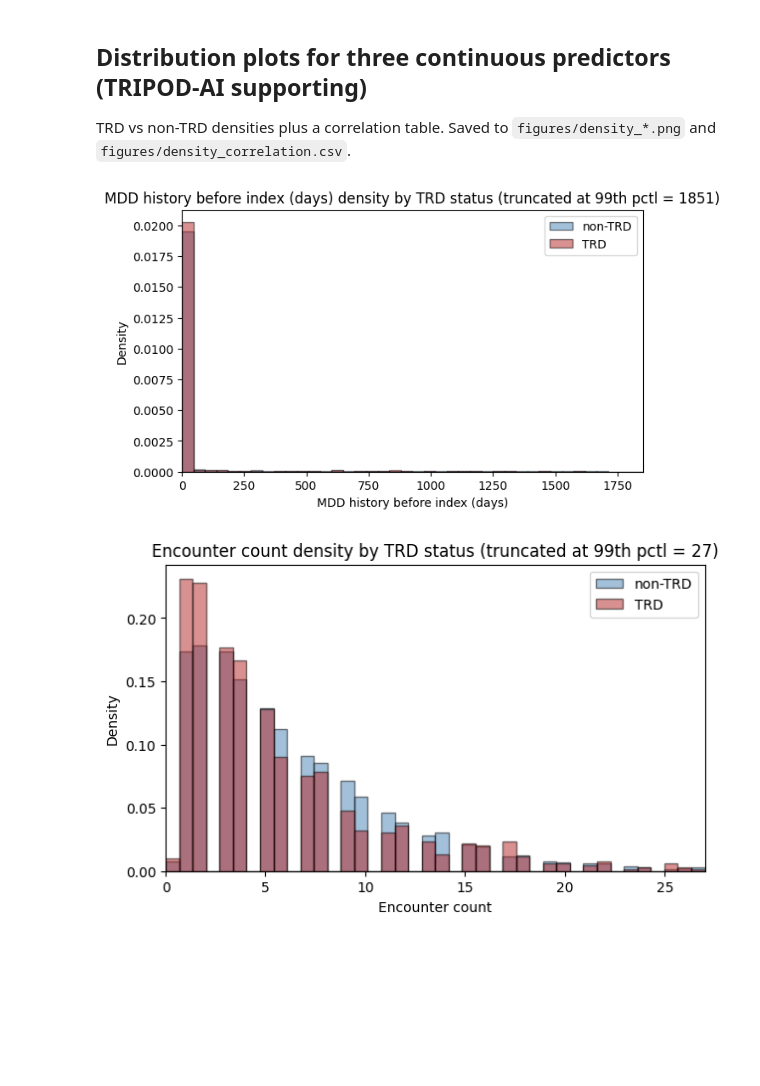
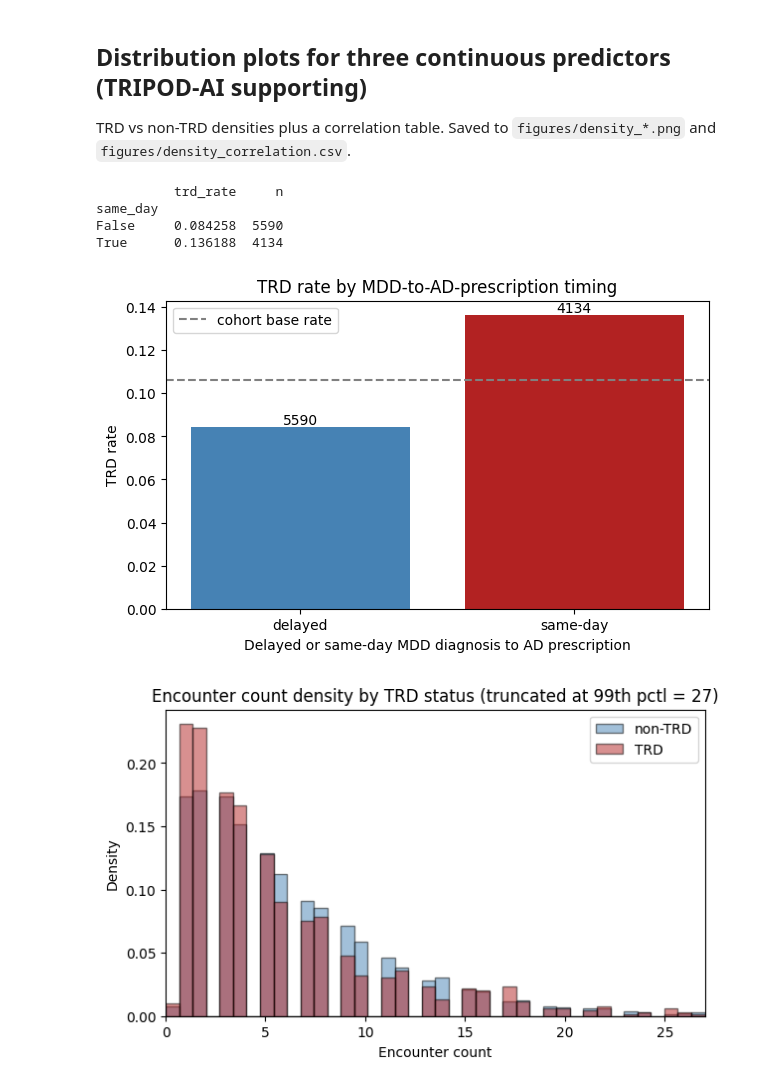
Before and after one commit to Pirate-Hunter-Zoro/Digital-Twins, a Jupyter notebook: notebooks/cohort_investigation.ipynb, the cells around one changed output. Saved outputs shown, nothing was run; the diff lists cells and outputs as text; code cells hidden in the pictures; blank space fills up the shorter version.

```diff
--- a/notebooks/cohort_investigation.ipynb
+++ b/notebooks/cohort_investigation.ipynb
@@ -1015,6 +1015,7 @@ neg = cohort[cohort['trd_label'] == 0]
 # bins pack into the low-value region where the TRD/non-TRD difference lives. Presentation only --
 # the correlation table below still uses the full, untruncated data.
 RIGHT_BOUND_PCT = 0.99
+SAME_DAY_THRESHOLD = 0 # MDD documented at the index visit
 
 for col in density_cols:
     right_bound = cohort[col].quantile(RIGHT_BOUND_PCT)
@@ -1023,38 +1024,62 @@ for col in density_cols:
     pos_clipped = pos[col].dropna()
     neg_clipped = neg_clipped[neg_clipped <= right_bound]
     pos_clipped = pos_clipped[pos_clipped <= right_bound]
+
+    if col == "mdd_to_anchor_days":
+        cohort_copy = cohort.copy()
+        cohort_copy['same_day'] = cohort['mdd_to_anchor_days'] == SAME_DAY_THRESHOLD
+        group_summmary = cohort_copy.groupby(by='same_day').agg(trd_rate=('trd_label','mean'), n=('trd_label','size'))
+        print(group_summmary)
+
+        labels = ["delayed", "same-day"]
+        fig, ax = plt.subplots(figsize=(7,4))
+        bars = ax.bar(labels, group_summmary['trd_rate'], color=['steelblue', 'firebrick'])
+        mean_trd = cohort['trd_label'].mean()
+        ax.axhline(mean_trd, linestyle='--', color='gray', label="cohort base rate")
+        ax.bar_label(bars, group_summmary['n'])
+        ax.set_ylabel("TRD rate")
+        ax.set_xlabel("Delayed or same-day MDD diagnosis to AD prescription")
+        ax.set_title("TRD rate by MDD-to-AD-prescription timing")
+        ax.legend()
+        fig.savefig(save_folder / f"density_{col}.png", dpi=150, bbox_inches='tight')
+
+        continue
 
     label = density_labels[col]
     fig, ax = plt.subplots(figsize=(7, 4))
     ax.hist(neg_clipped, bins=40, range=(left_bound, right_bound), density=True, alpha=0.5, label='non-TRD', color='steelblue', edgecolor='black')
     ax.hist(pos_clipped, bins=40, range=(left_bound, right_bound), density=True, alpha=0.5, label='TRD', color='firebrick', edgecolor='black')
     ax.set_xlim(left_bound, right_bound)
     ax.set_title(f"{label} density by TRD status (truncated at {int(RIGHT_BOUND_PCT * 100)}th pctl = {right_bound:.0f})")
     ax.set_xlabel(label)
     ax.set_ylabel('Density')
     ax.legend()
     fig.savefig(save_folder / f"density_{col}.png", dpi=150, bbox_inches='tight')
     plt.show()
 
 corr_rows = []
 for col in density_cols:
     valid = cohort[[col, 'trd_label']].dropna()
     pearson_r, pearson_p = pearsonr(valid[col], valid['trd_label'])
     spearman_r, spearman_p = spearmanr(valid[col], valid['trd_label'])
     corr_rows.append({
         'feature': col,
         'display': density_labels[col],
         'pearson_r': round(pearson_r, 4),
         'pearson_p': round(pearson_p, 6),
         'spearman_r': round(spearman_r, 4),
         'spearman_p': round(spearman_p, 6)
     })
 
 density_correlation = pd.DataFrame(corr_rows)
 density_correlation.to_csv(save_folder / "density_correlation.csv", index=False)
 density_correlation
 # %% [output]
+          trd_rate     n
+same_day
+False     0.084258  5590
+True      0.136188  4134
-[figure, old version]
+[figure, new version]
 [figure]
 [figure]
 |  | feature | display | pearson_r | pearson_p | spearman_r | spearman_p |
```
Also changed, not shown: parts of 1 cell of this notebook, 2 other files.
